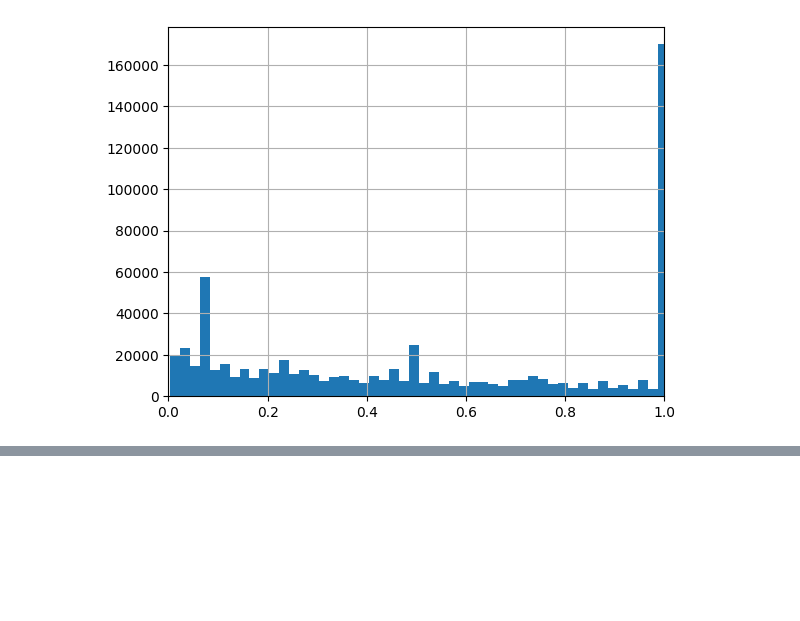
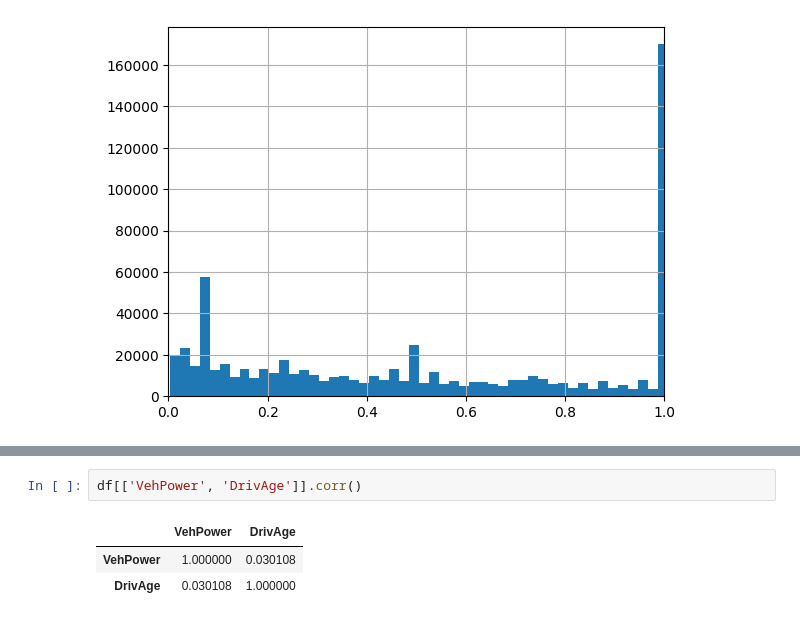
Before and after one commit to Addes4/data-workshops, a Jupyter notebook: data/2026-W07/starter.ipynb, the cells around one changed output, grey strips where cells are left out. Cells and saved outputs as stored; diff of their text form; blank space fills up the shorter version.

```diff
--- a/data/2026-W07/starter.ipynb
+++ b/data/2026-W07/starter.ipynb
@@ -171,0 +214,6 @@ np.float64(0.24011733044675995)
+# %%
+df[['VehPower', 'DrivAge']].corr()
+# %% [output]
+|  | VehPower | DrivAge |
+| VehPower | 1.000000 | 0.030108 |
+| DrivAge | 0.030108 | 1.000000 |
```
Also changed, not shown: parts of 9 cells of this notebook.
